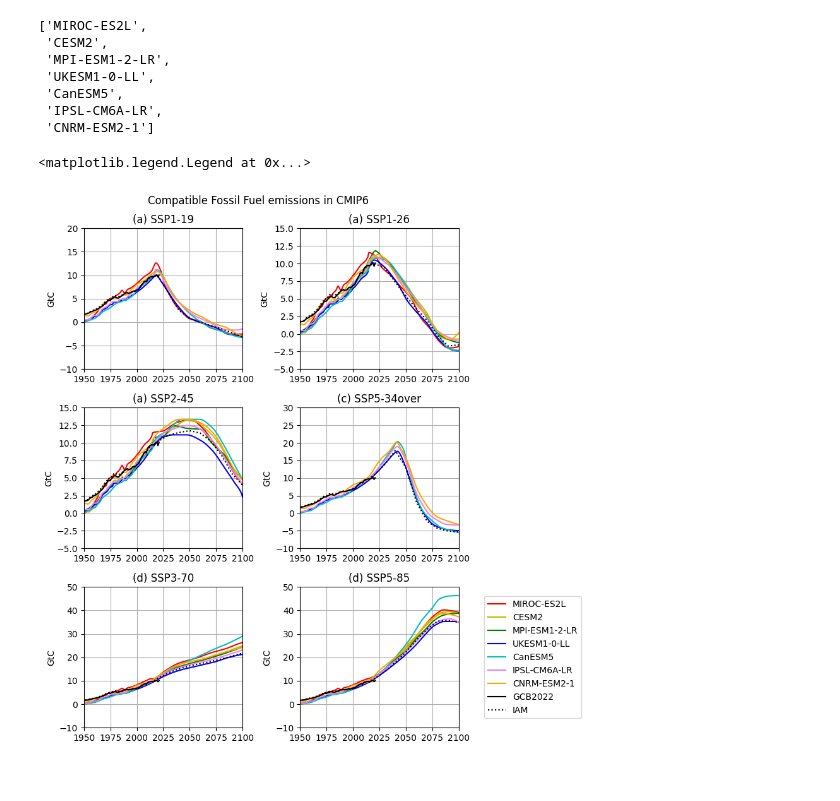
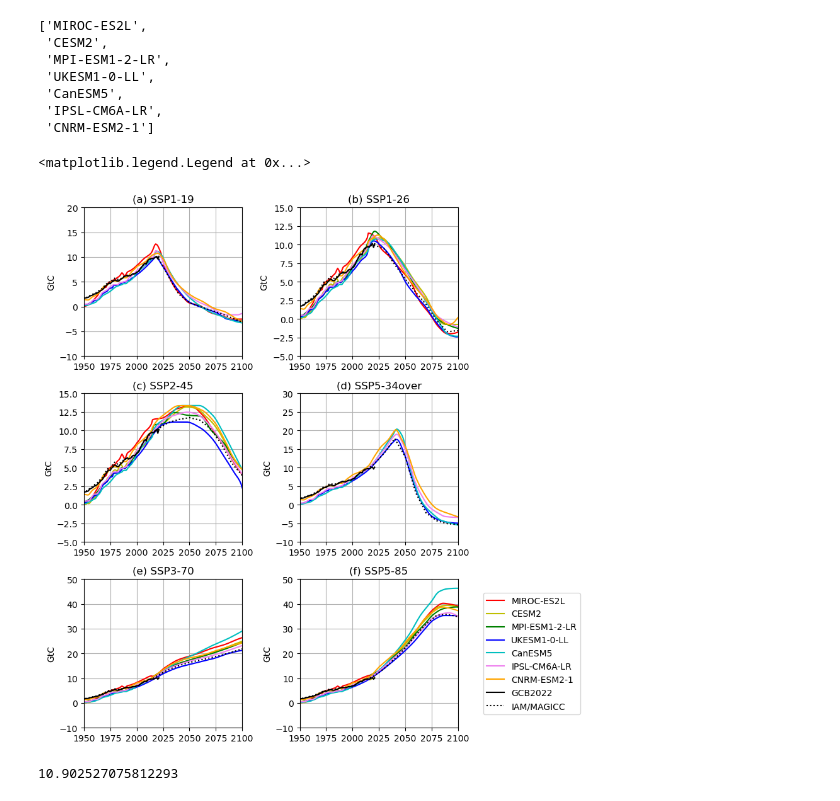
Before and after one commit to benmsanderson/esmperspective, a Jupyter notebook: interpolate_compatible_emissions.ipynb, the cells around one changed output. Cells and saved outputs as stored; diff of their text form; code cells hidden in the pictures.

```diff
--- a/interpolate_compatible_emissions.ipynb
+++ b/interpolate_compatible_emissions.ipynb
@@ -98,7 +98,7 @@ mdlf=['ACCESS','CNRM','IPSL','MPI','UKESM','CESM','CanESM','MIROC','NorESM']
 fdic={}
 for md in mdlf:
   # read the dataset
-  df = pd.read_csv("/content/drive/MyDrive/"+md+".csv")
+  df = pd.read_csv("liddicoat/"+md+".csv")
 
 
   nmd=len(df.columns)/2
@@ -176,7 +168,7 @@ DatetimeIndex(['1980-01-01', '1991-01-01', '2001-01-01', '2008-01-01',
 edic={}
 for md in mdlf:
   # read the dataset
-  df = pd.read_csv("/content/drive/MyDrive/"+md+"_EM.csv")
+  df = pd.read_csv("liddicoat/"+md+"_EM.csv")
 
 
   nmd=len(df.columns)/2
@@ -189,8 +181,8 @@ for md in mdlf:
     df0.index.name='timestamp'
     df0.columns=['emissions']
     #df0.index = as_list
-
-    df0.index = pd.to_datetime(df0.index.astype(float),format='%Y')
+    df0=df0.iloc[[np.isnan(x)==0 for x in df0.index.astype('float64')]]
+    df0.index = pd.to_datetime(df0.index.astype('float64').astype('int64'),format='%Y')
 
     if mdl=='hist':
       as_list = df0.index.tolist()
@@ -281,7 +273,7 @@ for s in scns:
   sdict[nm]=tmp
 scendb=pd.concat(sdict, axis=1)
 # %%
-gcb=pd.read_excel("/content/drive/MyDrive/Global_Carbon_Budget_2022v0.1.xlsx", sheet_name="Historical Budget",skiprows=15,index_col=0)
+gcb=pd.read_excel("Global_Carbon_Budget_2022v1.0.xlsx", sheet_name="Historical Budget",skiprows=15,index_col=0)
 gcb.index = pd.to_datetime(gcb.index, format='%Y').year
 # %%
 gcb
@@ -322,13 +314,13 @@ scendb['ssp126'].iloc[-1].dropna().index.to_list()
  'IPSL-CM6A-LR',
  'CNRM-ESM2-1']
 # %%
-scendb.T.to_csv("/content/drive/MyDrive/scen_ems.csv")
+scendb.T.to_csv("scen_ems.csv")
 
-ssp_em=pd.read_excel('/content/drive/MyDrive/sspfos.xlsx',index_col=0)
+ssp_em=pd.read_excel('sspfos.xlsx',index_col=0)
 # %%
 
 fig, axs = plt.subplots(3,2,figsize=[7,9])
-fig.suptitle('Compatible Fossil Fuel emissions in CMIP6')
+#fig.suptitle('Compatible Fossil Fuel emissions in CMIP6')
 axs=axs.flatten()
 #ems[mdls].plot(ax=axs[0])
 scn='ssp119'
@@ -336,7 +328,7 @@ use=scendb[scn].iloc[-1].dropna().index.to_list()
 for i,md in enumerate(use):
   axs[0].plot(scendb.index.year,scendb[scn][md],label=md,color=cmap[md])
 axs[0].plot(gcb.index,gcb['fossil emissions excluding carbonation'],'k',label='GCB2022')
-axs[0].plot(ssp_em.index,ssp_em[scn],'k:',label='IAM')
+axs[0].plot(ssp_em.index,ssp_em[scn],'k:',label='IAM/MAGICC')
 
 #axs[0].legend()
 axs[0].set_xlim([1950,2100])
@@ -355,13 +347,13 @@ for i,md in enumerate(use):
 axs[1].plot(gcb.index,gcb['fossil emissions excluding carbonation'],'k',label='GCB2022')
 #axs[0].legend()
 axs[1].set_xlim([1950,2100])
-axs[1].plot(ssp_em.index,ssp_em[scn],'k:',label='IAM')
+axs[1].plot(ssp_em.index,ssp_em[scn],'k:',label='IAM/MAGICC')
 
 axs[1].grid()
 axs[1].set_xticks([i for i in [1950,1975,2000,2025,2050,2075,2100]])
 axs[1].set_ylim([-5,15])
 
-axs[1].set_title('(a) SSP1-26')
+axs[1].set_title('(b) SSP1-26')
 axs[1].set_ylabel('GtC')
 
 scn='ssp245'
@@ -370,14 +362,14 @@ for i,md in enumerate(use):
   axs[2].plot(scendb.index.year,scendb[scn][md],label=md,color=cmap[md])
 axs[2].plot(gcb.index,gcb['fossil emissions excluding carbonation'],'k',label='GCB2022')
 #axs[1].legend()
-axs[2].plot(ssp_em.index,ssp_em[scn],'k:',label='IAM')
+axs[2].plot(ssp_em.index,ssp_em[scn],'k:',label='IAM/MAGICC')
 
 axs[2].set_xlim([1950,2100])
 axs[2].grid()
 axs[2].set_xticks([i for i in [1950,1975,2000,2025,2050,2075,2100]])
 axs[2].set_ylim([-5,15])
 
-axs[2].set_title('(a) SSP2-45')
+axs[2].set_title('(c) SSP2-45')
 axs[2].set_ylabel('GtC')
 
 scn='ssp534-over'
@@ -388,45 +380,49 @@ axs[3].plot(gcb.index,gcb['fossil emissions excluding carbonation'],'k',label='G
 #axs[2].legend()
 axs[3].set_xlim([1950,2100])
 axs[3].set_ylim([-10,30])
-axs[3].plot(ssp_em.index,ssp_em['ssp534'],'k:',label='IAM')
+axs[3].plot(ssp_em.index,ssp_em['ssp534'],'k:',label='IAM/MAGICC')
 
 axs[3].grid()
 axs[3].set_xticks([i for i in [1950,1975,2000,2025,2050,2075,2100]])
 
-axs[3].set_title('(c) SSP5-34over')
+axs[3].set_title('(d) SSP5-34over')
 axs[3].set_ylabel('GtC')
 
 scn='ssp370'
 use=scendb[scn].iloc[-1].dropna().index.to_list()
 for i,md in enumerate(use):
   axs[4].plot(scendb.index.year,scendb[scn][md],label=md,color=cmap[md])
 axs[4].plot(gcb.index,gcb['fossil emissions excluding carbonation'],'k',label='GCB2022')
 #axs[4].legend()
 axs[4].set_xlim([1950,2100])
 axs[4].grid()
 axs[4].set_xticks([i for i in [1950,1975,2000,2025,2050,2075,2100]])
 axs[4].set_ylim([-10,50])
-axs[4].plot(ssp_em.index,ssp_em[scn],'k:',label='IAM')
+axs[4].plot(ssp_em.index,ssp_em[scn],'k:',label='IAM/MAGICC')
 
-axs[4].set_title('(d) SSP3-70')
+axs[4].set_title('(e) SSP3-70')
 axs[4].set_ylabel('GtC')
 
 scn='ssp585'
 use=scendb[scn].iloc[-1].dropna().index.to_list()
 for i,md in enumerate(use):
   axs[5].plot(scendb.index.year,scendb[scn][md],label=md,color=cmap[md])
 axs[5].plot(gcb.index,gcb['fossil emissions excluding carbonation'],'k',label='GCB2022')
 
-axs[5].plot(ssp_em.index,ssp_em[scn],'k:',label='IAM')
+axs[5].plot(ssp_em.index,ssp_em[scn],'k:',label='IAM/MAGICC')
 axs[5].set_xlim([1950,2100])
 axs[5].grid()
 axs[5].set_xticks([i for i in [1950,1975,2000,2025,2050,2075,2100]])
 axs[5].set_ylim([-10,50])
 
-axs[5].set_title('(d) SSP5-85')
+axs[5].set_title('(f) SSP5-85')
 axs[5].set_ylabel('GtC')
 plt.tight_layout()
 axs[5].legend(loc='right',bbox_to_anchor=(1.8, .5))
 # %% [output]
 <matplotlib.legend.Legend at 0x...>
-[figure, old version]
+[figure, new version]
+# %%
+scendb['ssp119'].iloc[74].max()
+# %% [output]
+10.902527075812293
```
Also changed, not shown: parts of 13 cells of this notebook, 24 other files.
